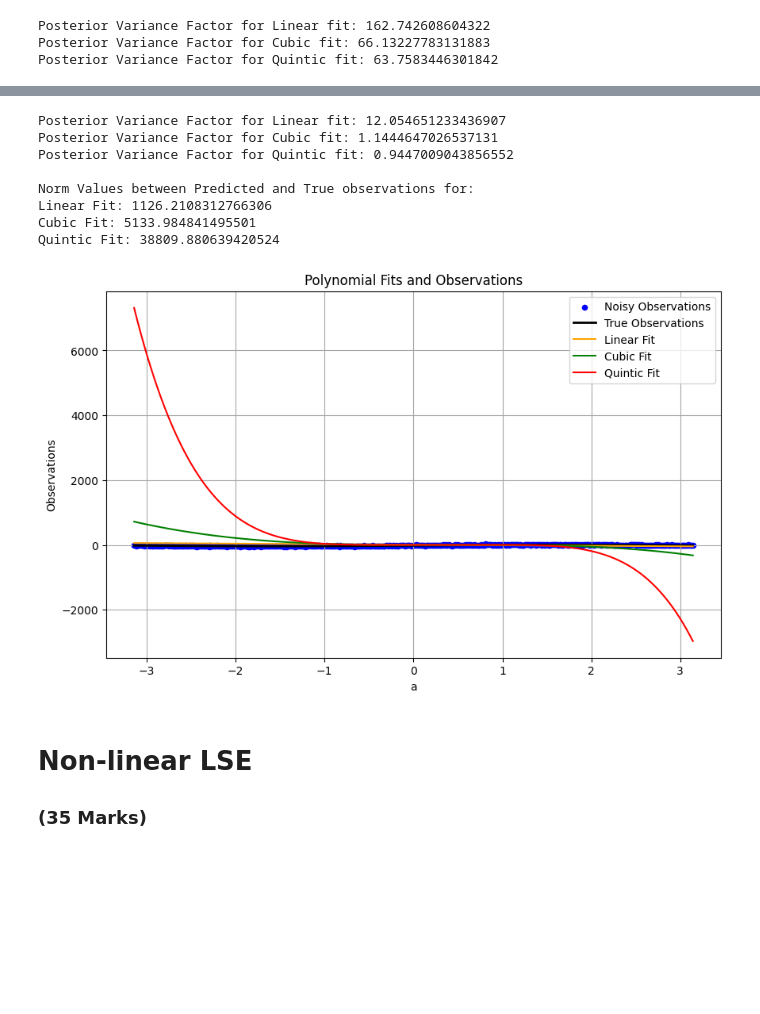
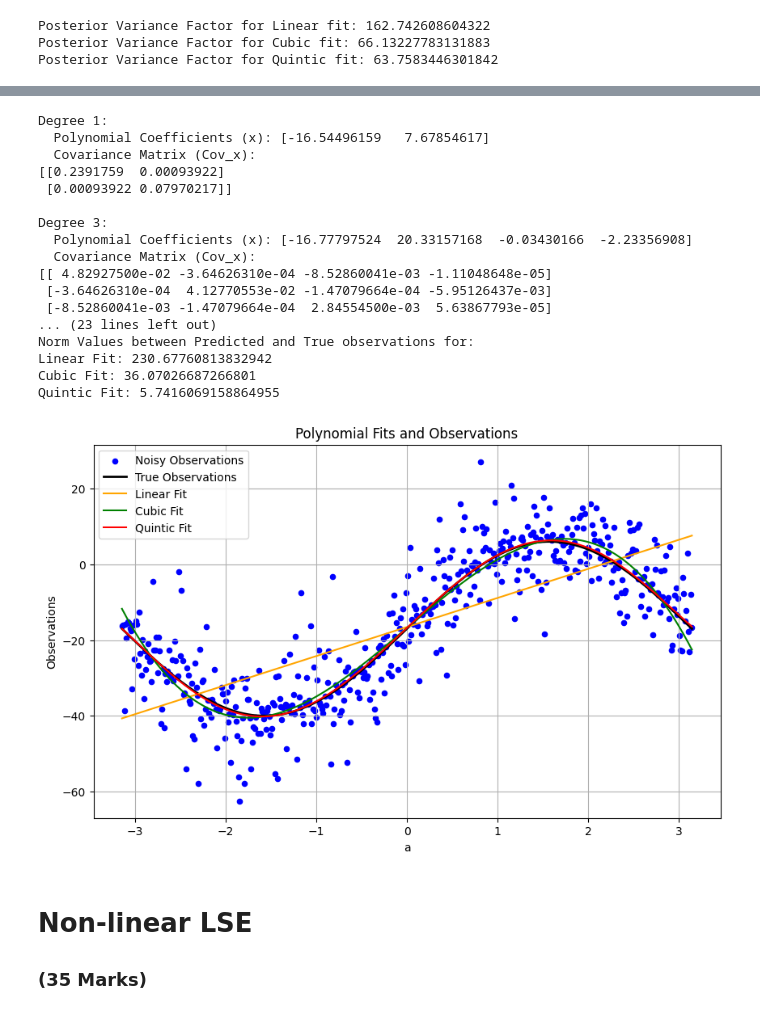
Before and after one commit to Kaushini1408/engg680_2024_fall, a Jupyter notebook: Lab_Assignment2/Assignment2.ipynb, the cells around one changed output, grey strips where cells are left out. Drawn from its saved outputs; the diff is of its cells as text; code cells hidden in the pictures; blank space fills up the shorter version.

Commit message:
Linear LSE Completed

```diff
--- a/Lab_Assignment2/Assignment2.ipynb
+++ b/Lab_Assignment2/Assignment2.ipynb
@@ -219,52 +256,86 @@ P1 = np.diag(1/l_var)
 # %%
 # step 13
 # repeat the steps 6-10, using the proper P matrix
 # (10 marks)
-v1 = fit_polynomial_curve(a, l, P1, 1)
-v2 = fit_polynomial_curve(a, l, P1, 3)
-v3 = fit_polynomial_curve(a, l, P1, 5)
 
-line_uw = np.polyval(v1[0], a)
-cubic_uw = np.polyval(v2[0], a)
-quintic_uw = np.polyval(v3[0], a)
+# Step 6
+# Define polynomial degrees
+degrees = [1, 3, 5]
 
+# Initialize lists to store results
+results = []
+
+# Loop through each degree, call the function, and store the results
+for deg in degrees:
+    result = fit_polynomial_curve(a, l, P1, deg)
+    results.append(result)
+
+# Separate results for degree 1, 3, and 5
+results_deg1, results_deg3, results_deg5 = results
+
+# Testing: print the polynomial coefficients, APV, and covariance matrix for each degree
+for deg, res in zip(degrees, results):
+    x, cov_x, apv, v = res
+    print(f"Degree {deg}:")
+    print(f"  Polynomial Coefficients (x): {x}")
+    print(f"  Covariance Matrix (Cov_x):\n{cov_x}\n")
+
+# Step 7
+# Extract the polynomial coefficients for each degree
+x_deg1, x_deg3, x_deg5 = results[0][0], results[1][0], results[2][0]
+
+# Reverse the order of the coefficients for the format expected by np.polyval
+line_uw = np.polyval(x_deg1[::-1], a)    # Degree 1 (linear)
+cubic_uw = np.polyval(x_deg3[::-1], a)   # Degree 3 (cubic)
+quintic_uw = np.polyval(x_deg5[::-1], a) # Degree 5 (quintic)
+
+# Step 8
 # Plot the noisy and true observations
 plt.figure(figsize=(10, 6))
 plt.scatter(a, l, label='Noisy Observations', color='blue', s=20, marker='o')
 plt.plot(a, l_true, label='True Observations', color='black', linewidth=2)
 
 # Plot Polynomial fits
 plt.plot(a, line_uw, color='orange',label='Linear Fit')
 plt.plot(a, cubic_uw, color='green',label='Cubic Fit')
 plt.plot(a, quintic_uw, color='red',label='Quintic Fit')
 
 # Define labels and title
 plt.xlabel('a')
 plt.ylabel('Observations')
 plt.title('Polynomial Fits and Observations')
 plt.legend()
-plt.grid(True, which='both',ls='-',color='0.65')
+plt.grid(True)
 
-fig.tight_layout()
+# Step 9
+print("Posterior Variance Factor for Linear fit:", results[0][2])
+print("Posterior Variance Factor for Cubic fit:", results[1][2])
+print("Posterior Variance Factor for Quintic fit:", results[2][2])
 
-print("Posterior Variance Factor for Linear fit:",v1[2])
-print("Posterior Variance Factor for Cubic fit:",v2[2])
-print("Posterior Variance Factor for Quintic fit:",v3[2])
-
+# Step 10
 print("\nNorm Values between Predicted and True observations for:")
 print("Linear Fit:",np.linalg.norm(line_uw - l_true))
 print("Cubic Fit:",np.linalg.norm(cubic_uw - l_true))
 print("Quintic Fit:",np.linalg.norm(quintic_uw - l_true))
 # %% [output]
-Posterior Variance Factor for Linear fit: 12.054651233436907
-Posterior Variance Factor for Cubic fit: 1.1444647026537131
-Posterior Variance Factor for Quintic fit: 0.9447009043856552
+Degree 1:
+  Polynomial Coefficients (x): [-16.54496159   7.67854617]
+  Covariance Matrix (Cov_x):
+[[0.2391759  0.00093922]
+ [0.00093922 0.07970217]]
 
+Degree 3:
+  Polynomial Coefficients (x): [-16.77797524  20.33157168  -0.03430166  -2.23356908]
+  Covariance Matrix (Cov_x):
+[[ 4.82927500e-02 -3.64626310e-04 -8.52860041e-03 -1.11048648e-05]
+ [-3.64626310e-04  4.12770553e-02 -1.47079664e-04 -5.95126437e-03]
+ [-8.52860041e-03 -1.47079664e-04  2.84554500e-03  5.63867793e-05]
+... (23 lines left out)
 Norm Values between Predicted and True observations for:
-Linear Fit: 1126.2108312766306
-Cubic Fit: 5133.984841495501
-Quintic Fit: 38809.880639420524
+Linear Fit: 230.67760813832942
+Cubic Fit: 36.07026687266801
+Quintic Fit: 5.7416069158864955
-[figure, old version]
+[figure, new version]
 # %%
 # step 14
 # Compare the results of a posterier variance factor and norm from unweighted LSE and weighted LSE, what phenomena do you observe? Explain this phenomena.
```
Also changed, not shown: parts of 7 cells of this notebook.
